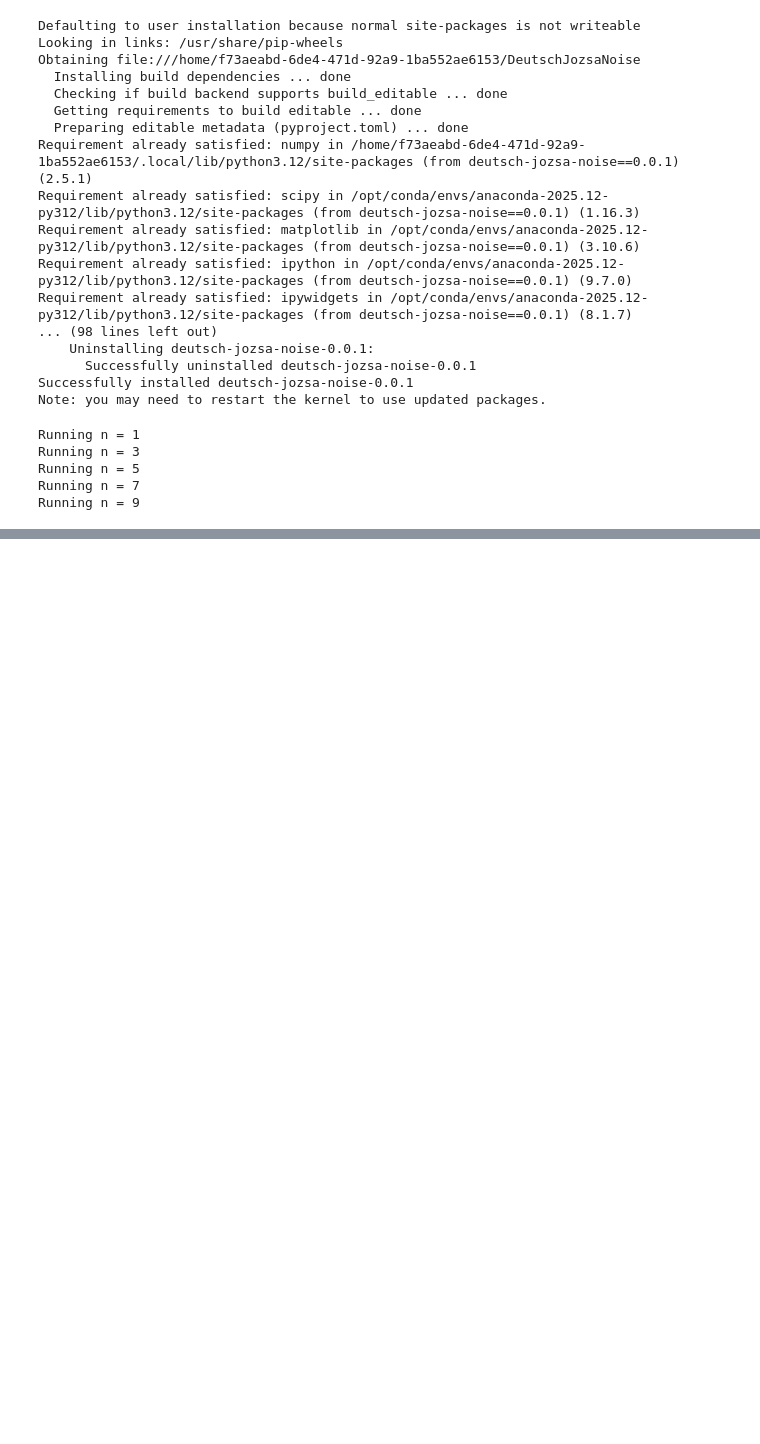
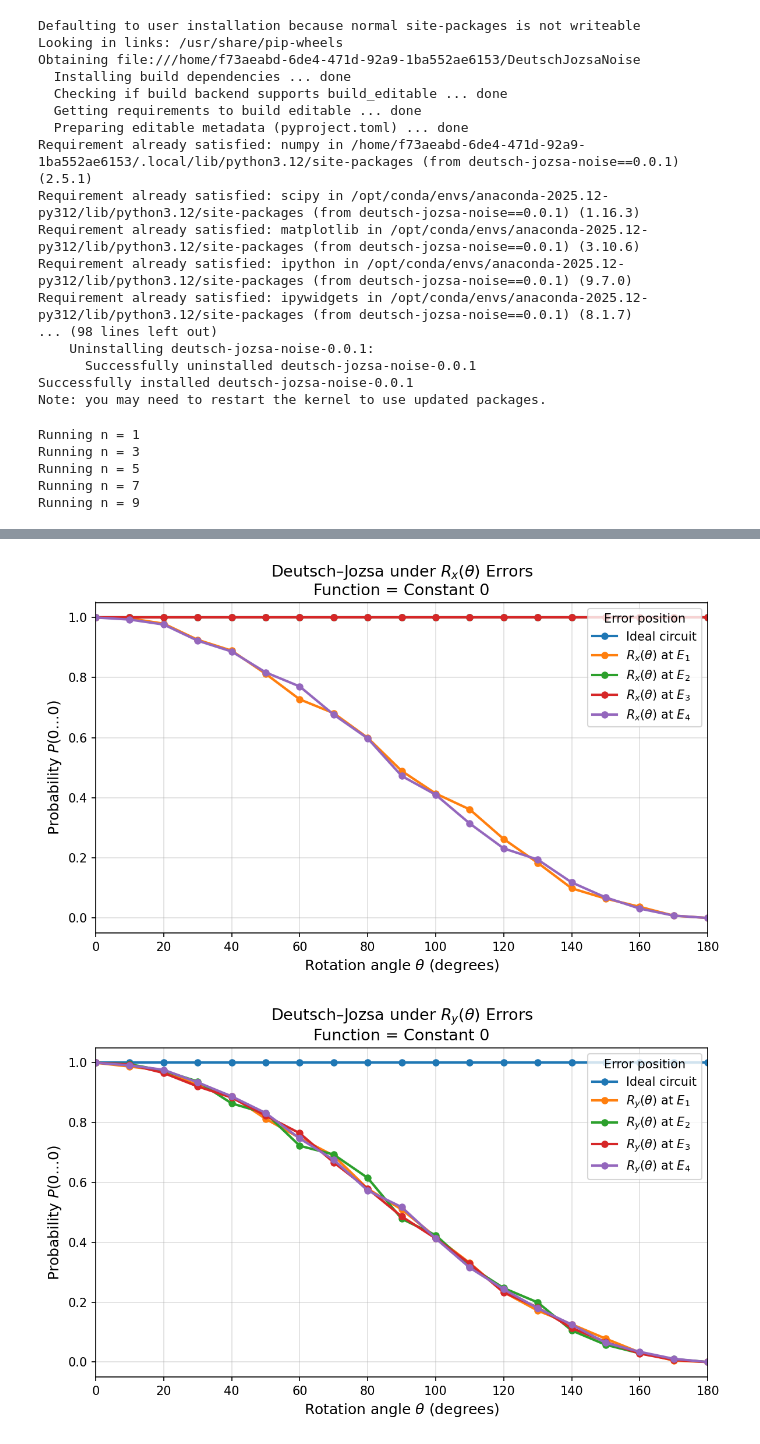
Before and after one commit to Abiyzelalem27/DeutschJozsaNoise, a Jupyter notebook: Rotation_gate/rotation_error_success_probability.ipynb, the cells around one changed output, grey strips where cells are left out. Drawn from its saved outputs; the diff is of its cells as text; code cells hidden in the pictures; blank space fills up the shorter version.

```diff
--- a/Rotation_gate/rotation_error_success_probability.ipynb
+++ b/Rotation_gate/rotation_error_success_probability.ipynb
@@ -163,0 +156,7 @@ qa.plotting.rotation_error_success_probability(df, 9, "Z", 4, "constant_0", shot
+# %%
+qa.plotting.rotation_error_effect(df, 9, "X", 4, "constant_0", shots)
+qa.plotting.rotation_error_effect(df, 9, "Y", 4, "constant_0", shots)
+qa.plotting.rotation_error_effect(df, 9, "Z", 4, "constant_0", shots)
+# %% [output]
+[figure, added]
+[figure, added]
```
Also changed, not shown: parts of 4 cells of this notebook, 10 other files.
